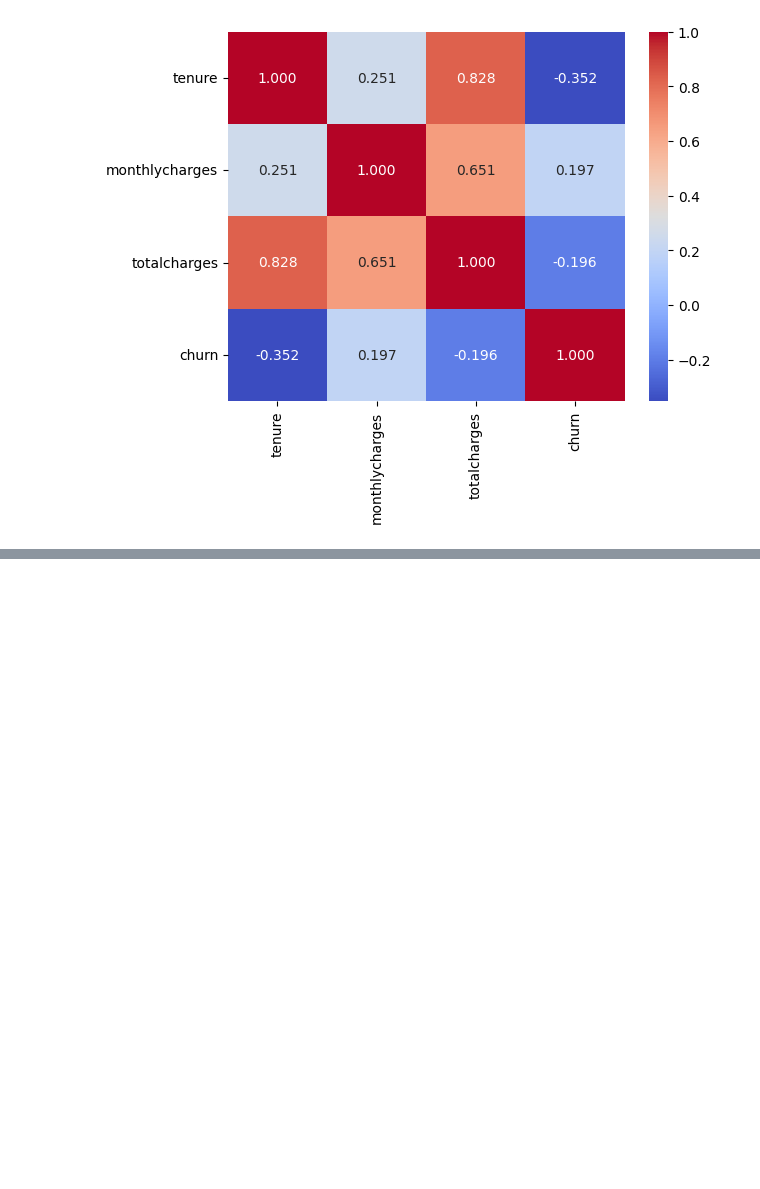
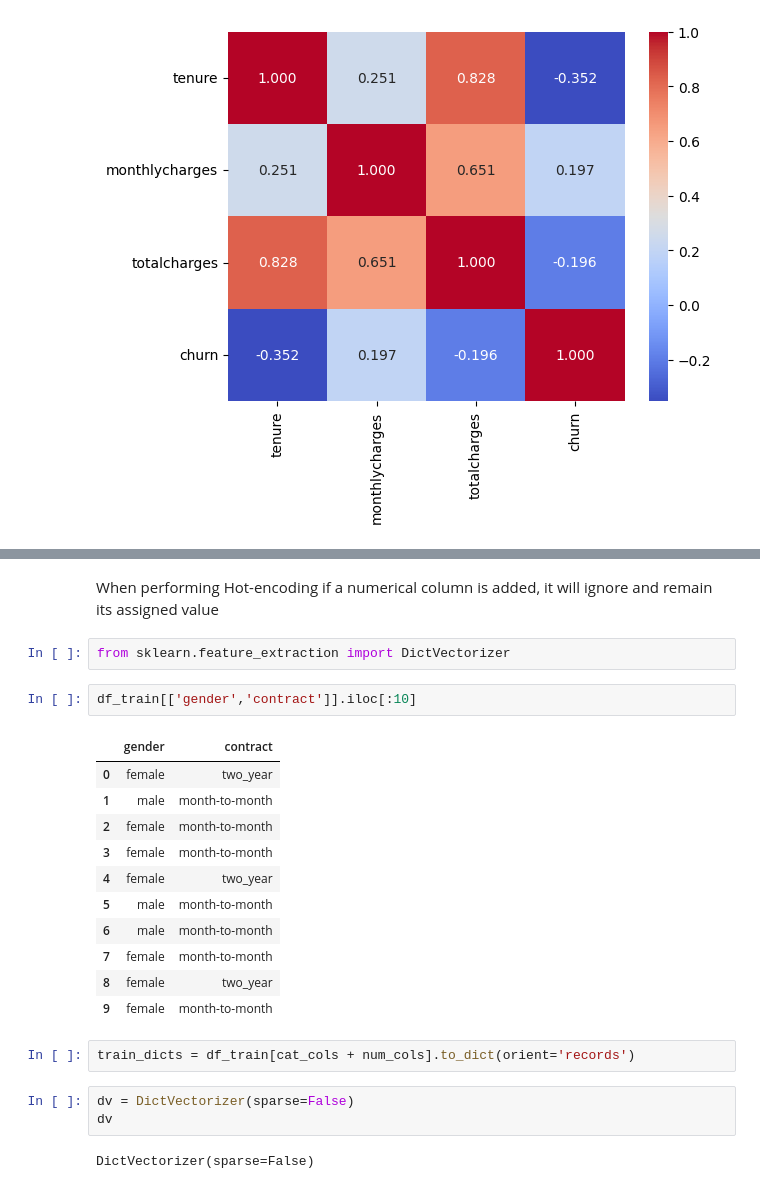
Before and after one commit to KylerSpradling/MLZoomCamp, a Jupyter notebook: 03-classification/Notebook/Classification_notes.ipynb, the cells around one changed output, grey strips where cells are left out. Cells and saved outputs as stored; diff of their text form; blank space fills up the shorter version.

Commit message:
added 3.8 Hot-Encoding Notes

```diff
--- a/03-classification/Notebook/Classification_notes.ipynb
+++ b/03-classification/Notebook/Classification_notes.ipynb
@@ -504,0 +511,25 @@ sns.heatmap(corr_matrix, cmap="coolwarm", annot=True, fmt='.3f')
+# %% [markdown]
+When performing Hot-encoding if a numerical column is added, it will ignore and remain its assigned value
+# %%
+from sklearn.feature_extraction import DictVectorizer
+# %%
+df_train[['gender','contract']].iloc[:10]
+# %% [output]
+|  | gender | contract |
+| 0 | female | two_year |
+| 1 | male | month-to-month |
+| 2 | female | month-to-month |
+| 3 | female | month-to-month |
+| 4 | female | two_year |
+| 5 | male | month-to-month |
+| 6 | male | month-to-month |
+| 7 | female | month-to-month |
+| 8 | female | two_year |
+| 9 | female | month-to-month |
+# %%
+train_dicts = df_train[cat_cols + num_cols].to_dict(orient='records')
+# %%
+dv = DictVectorizer(sparse=False)
+dv
+# %% [output]
+DictVectorizer(sparse=False)
```
Also changed, not shown: parts of 5 cells of this notebook.
